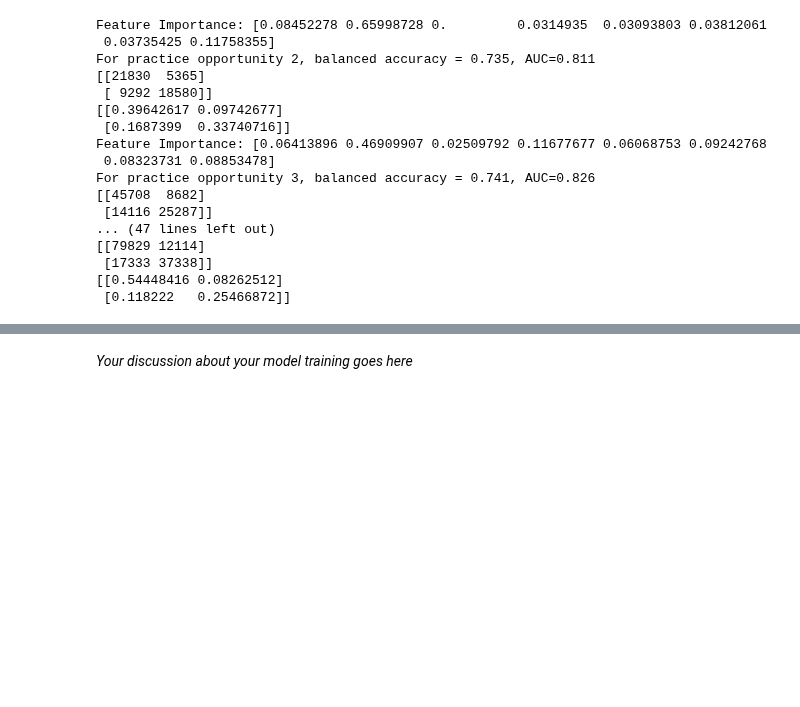
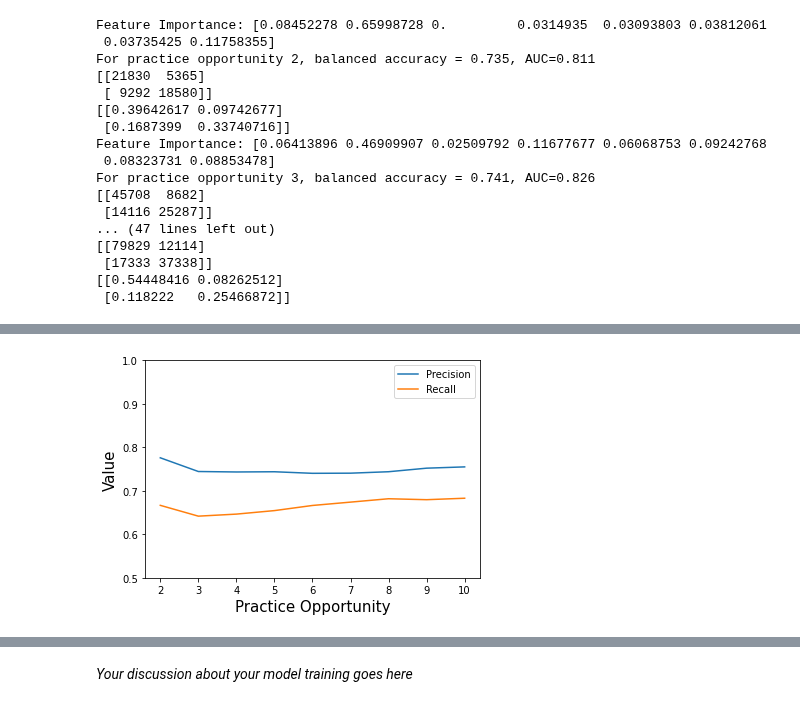
Before and after one commit to odudler/mlbd2023, a Jupyter notebook: m4_calcularis_report.ipynb, the cells around one changed output, grey strips where cells are left out. Cells and saved outputs as stored; diff of their text form; code cells hidden in the pictures; blank space fills up the shorter version.

```diff
--- a/m4_calcularis_report.ipynb
+++ b/m4_calcularis_report.ipynb
@@ -568,0 +581,19 @@ Recall: 0.6829580582027035%
+# %%
+#plot the precision/recall across po's
+precisions = []
+recalls = []
+for i in range(0,PO_CUTOFF-1):
+    conf_matrix = conf_matrices_percent[i]
+    precisions.append(conf_matrix[1][1] / (conf_matrix[1][1] + conf_matrix[0][1]))
+    recalls.append(conf_matrix[1][1] / (conf_matrix[1][0] + conf_matrix[1][1]))
+
+
+plt.plot([2,3,4,5,6,7,8,9,10], precisions)
+plt.plot([2,3,4,5,6,7,8,9,10], recalls)
+plt.ylim([0.5, 1])
+plt.xlabel('Practice Opportunity', fontsize=15)
+plt.ylabel('Value', fontsize=15)
+plt.legend(['Precision', 'Recall'])
+plt.show()
+# %% [output]
+[figure, added]
```
Also changed, not shown: parts of 3 cells of this notebook.
